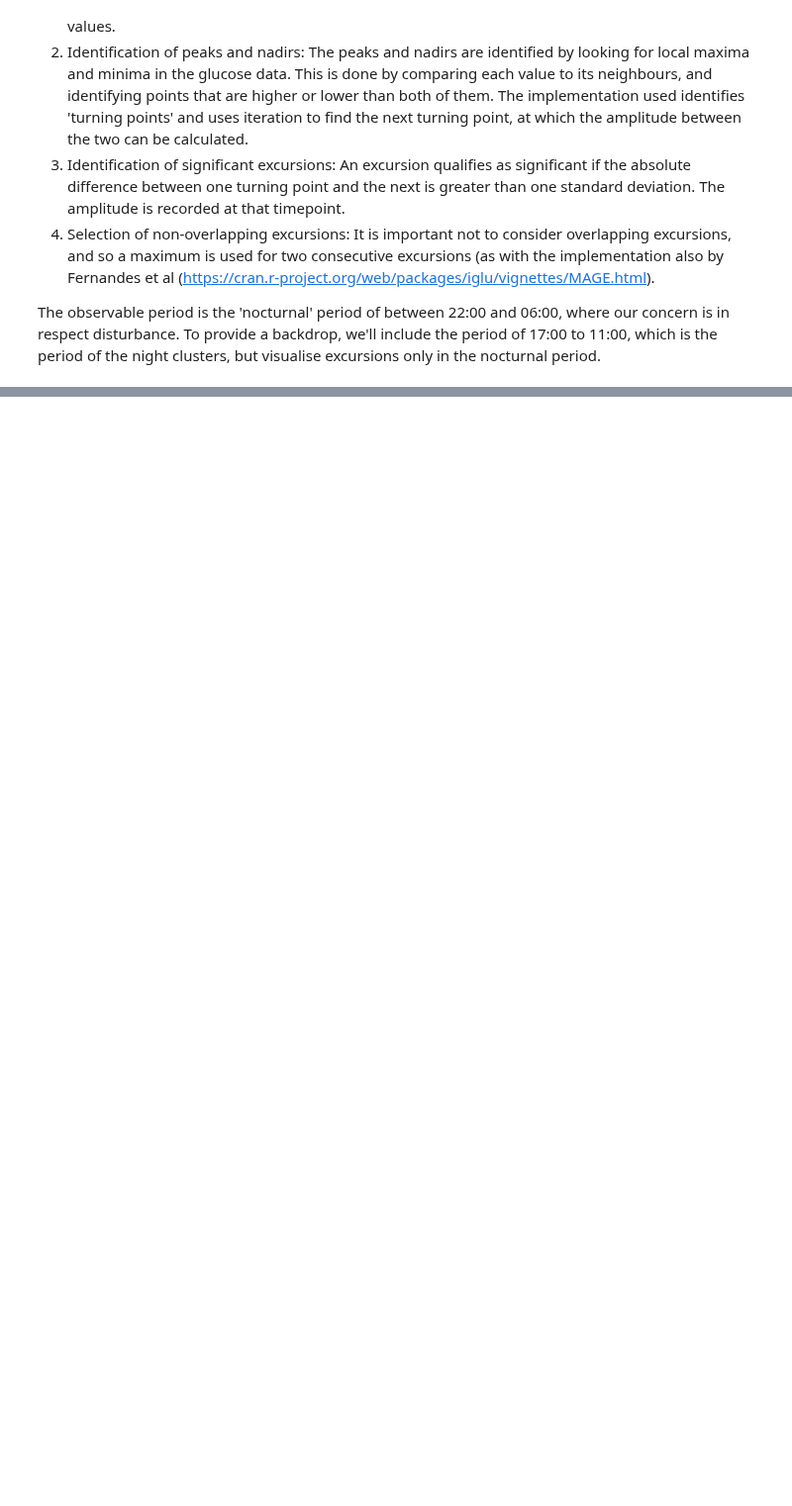
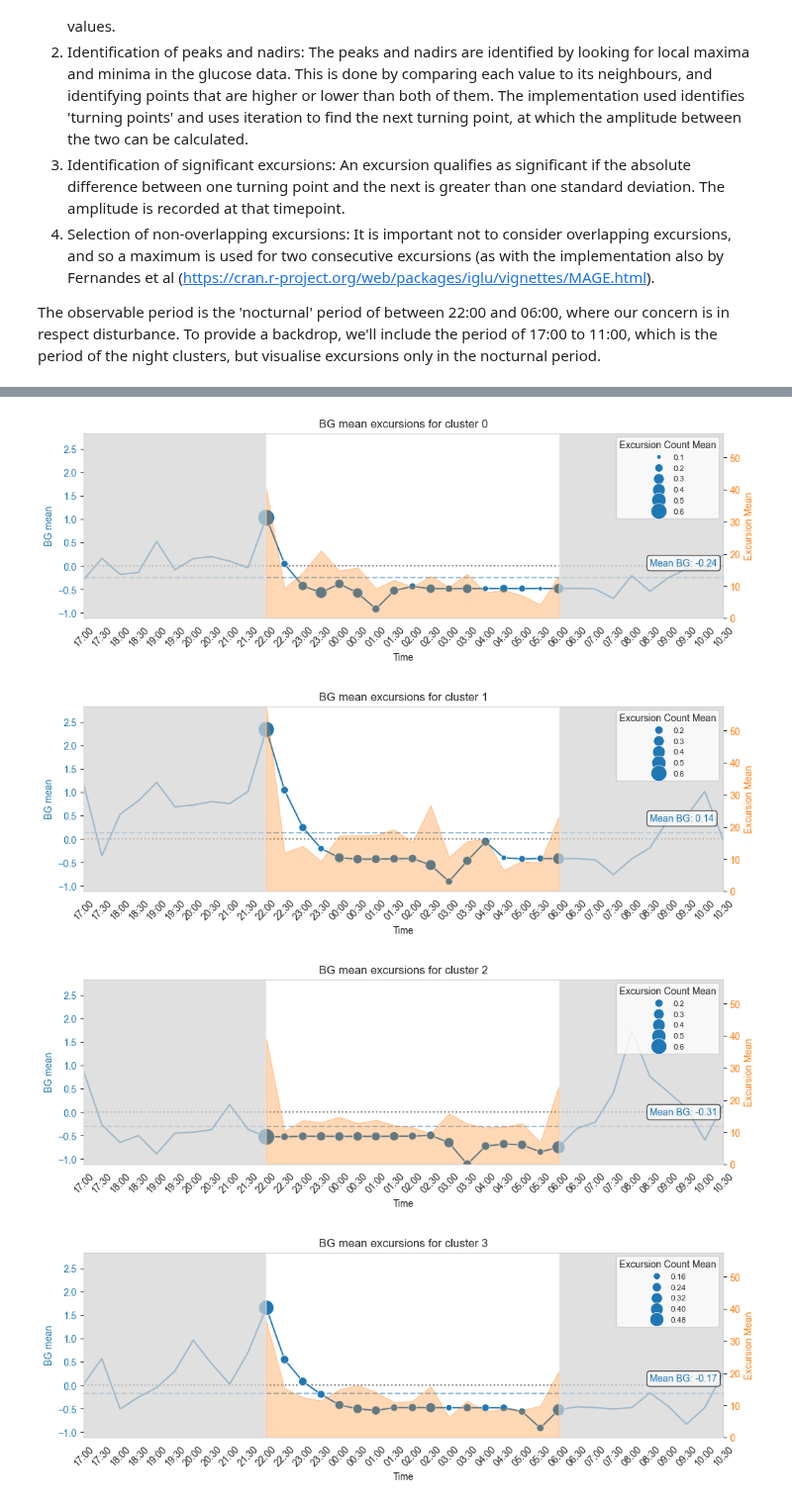
Before and after one commit to rdbrist/masters_project, a Jupyter notebook: notebooks/2.03d-rd-analysis-of-night-clusters-bg-variability.ipynb, the cells around one changed output, grey strips where cells are left out. Shown at 99% size. Cells and saved outputs as stored; diff of their text form; code cells hidden in the pictures; blank space fills up the shorter version.

```diff
--- a/notebooks/2.03d-rd-analysis-of-night-clusters-bg-variability.ipynb
+++ b/notebooks/2.03d-rd-analysis-of-night-clusters-bg-variability.ipynb
@@ -282,3 +284,57 @@ for cluster, cluster_df in df_long_bg.groupby('cluster'):
+# %%
+def plot_mage_timelines(df, size_variable, secondary_y_variable):
+    primary_y_lim = (df['bg mean'].min(), df['bg mean'].max() + 0.5)
+    secondary_y_lim = (0, df[secondary_y_variable].max() + 0.01)
+    global_marker_size = (df[size_variable].min(), df[size_variable].max())
+    for cluster, cluster_df in df.groupby('cluster'):
+        mean_bg = cluster_df['bg mean'].mean()
+        fig, ax1 = plt.subplots(figsize=(12, 3.5))
+        sns.lineplot(data=cluster_df, x='time', y='bg mean', ax=ax1, color='tab:blue', zorder=3)
+        ax1.set_ylabel('BG mean', color='tab:blue')
+        ax1.tick_params(axis='y', labelcolor='tab:blue')
+        ax1.set_ylim(primary_y_lim)
+        sns.scatterplot(data=cluster_df, x='time', y='bg mean', size=size_variable, sizes=(20, 300), size_norm=global_marker_size, ax=ax1, zorder=3)
+        ax1.legend(title=size_variable.replace('_', ' ').title(), loc='upper right', fontsize='small')
+        ax1.axhline(mean_bg, color='tab:blue', linestyle='--', label='Mean BG', alpha=0.5)
+        ax1.axhline(0, color='tab:grey', linestyle=':', label='Zero Line')
+        ax1.annotate(f'Mean BG: {mean_bg:.2f}', xy=(cluster_df.index.get_level_values('time').max()-timedelta(minutes=120), mean_bg),
+                     xycoords='data', xytext=(0, 10), textcoords='offset points',
+                     color='tab:blue', fontsize=10, va='bottom', bbox=dict(boxstyle='round,pad=0.3', fc='white', ec='black', alpha=0.7), zorder=10)
+
+        ax2 = ax1.twinx()
+        ax2.fill_between(cluster_df.index.get_level_values('time'), cluster_df[secondary_y_variable], color='tab:orange', alpha=0.3, zorder=1)
+        ax2.set_ylabel(secondary_y_variable.replace('_', ' ').title(), color='tab:orange')
+        ax2.tick_params(axis='y', labelcolor='tab:orange')
+        ax2.set_ylim(secondary_y_lim)
+        ax2.grid(False)
+
+        ax1.xaxis.set_major_formatter(mdates.DateFormatter('%H:%M'))
+        ax1.xaxis.set_major_locator(mdates.MinuteLocator(interval=30))
+        for label in ax1.get_xticklabels():
+            label.set_rotation(45)
+        min_time_dt = cluster_df.index.get_level_values('time').min()
+        max_time_dt = cluster_df.index.get_level_values('time').max()
+        ax1.set_xlim(min_time_dt, max_time_dt)
+        ax1.set_xlabel('Time')
+        ax1.grid(False)
+
+        shade_periods = [
+            (datetime(1900, 1, 1, 17, 0), datetime(1900, 1, 1, 22, 0)), # 17:00 to 22:00
+            (datetime(1900, 1, 2, 6, 0), datetime(1900, 1, 2, 11, 0))   # 06:00 to 11:00 (next day)
+        ]
+        for start_dt_obj, end_dt_obj in shade_periods:
+            ax1.axvspan(start_dt_obj, end_dt_obj, facecolor='lightgray', alpha=0.7, zorder=3)
+
+        plt.title(f'BG mean excursions for cluster {cluster}')
+        plt.savefig(FIGURES_DIR / f'bg_mean_excursions_cluster_{cluster}.png', bbox_inches='tight')
+        plt.show()
+
+plot_mage_timelines(df_long_bg, 'excursion_count_mean', 'excursion_mean')
+# %% [output]
+[figure, added]
+[figure, added]
+[figure, added]
+[figure, added]
 # %%
 df_long_bg.groupby('cluster').agg(
     bg_mean=('bg mean', 'mean'),
```
Also changed, not shown: parts of 5 cells of this notebook, 1 other file.
